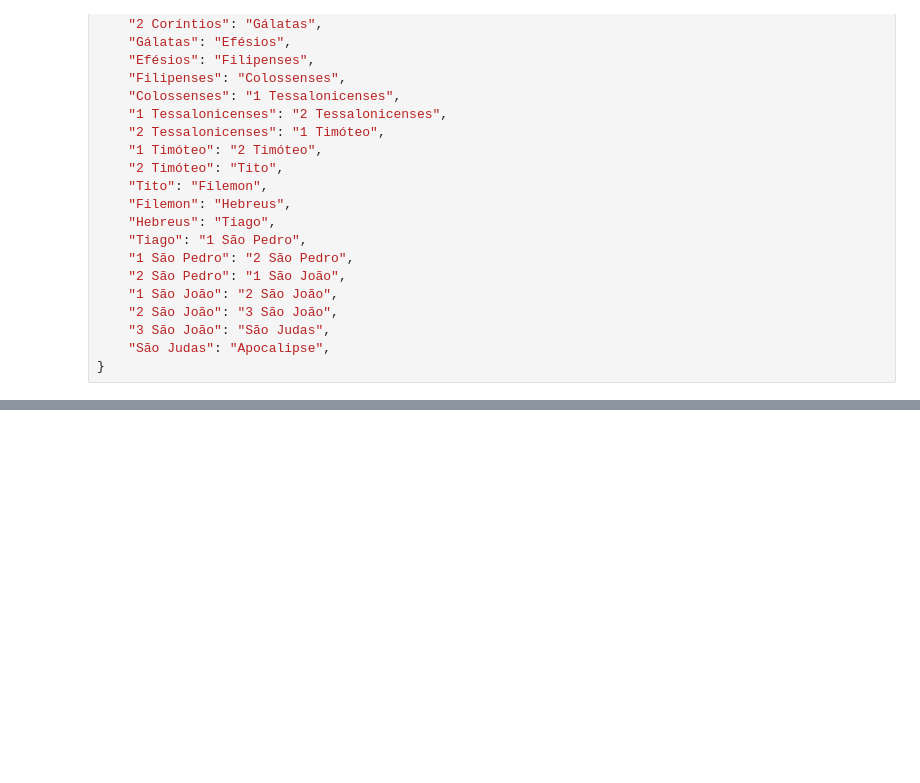
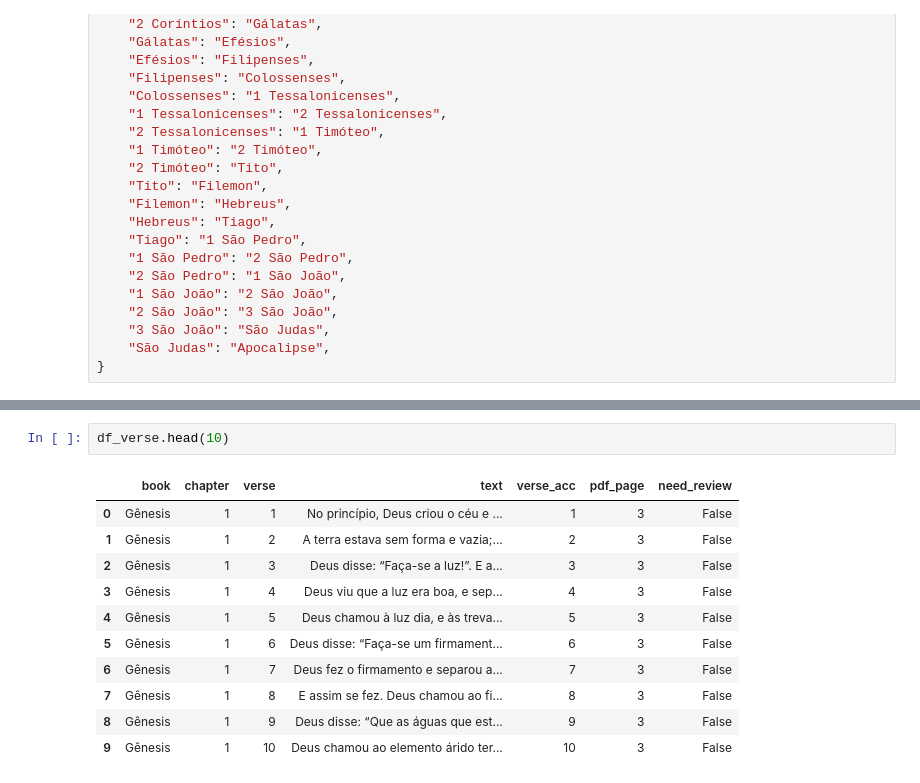
Before and after one commit to brunoconterato/AveMariaGPT, a Jupyter notebook: src/bible_vectorstore/01_structure_bible_verses.ipynb, the cells around one changed output, grey strips where cells are left out. Drawn from its saved outputs; the diff is of its cells as text; blank space fills up the shorter version.

```diff
--- a/src/bible_vectorstore/01_structure_bible_verses.ipynb
+++ b/src/bible_vectorstore/01_structure_bible_verses.ipynb
@@ -273,0 +425,14 @@ if PROCESSAR_TXT:
+# %%
+df_verse.head(10)
+# %% [output]
+|  | book | chapter | verse | text | verse_acc | pdf_page | need_review |
+| 0 | Gênesis | 1 | 1 | No princípio, Deus criou o céu e ... | 1 | 3 | False |
+| 1 | Gênesis | 1 | 2 | A terra estava sem forma e vazia;... | 2 | 3 | False |
+| 2 | Gênesis | 1 | 3 | Deus disse: “Faça-se a luz!”. E a... | 3 | 3 | False |
+| 3 | Gênesis | 1 | 4 | Deus viu que a luz era boa, e sep... | 4 | 3 | False |
+| 4 | Gênesis | 1 | 5 | Deus chamou à luz dia, e às treva... | 5 | 3 | False |
+| 5 | Gênesis | 1 | 6 | Deus disse: “Faça-se um firmament... | 6 | 3 | False |
+| 6 | Gênesis | 1 | 7 | Deus fez o firmamento e separou a... | 7 | 3 | False |
+| 7 | Gênesis | 1 | 8 | E assim se fez. Deus chamou ao fi... | 8 | 3 | False |
+| 8 | Gênesis | 1 | 9 | Deus disse: “Que as águas que est... | 9 | 3 | False |
+| 9 | Gênesis | 1 | 10 | Deus chamou ao elemento árido ter... | 10 | 3 | False |
```
Also changed, not shown: parts of 13 cells of this notebook, 2 other files.
